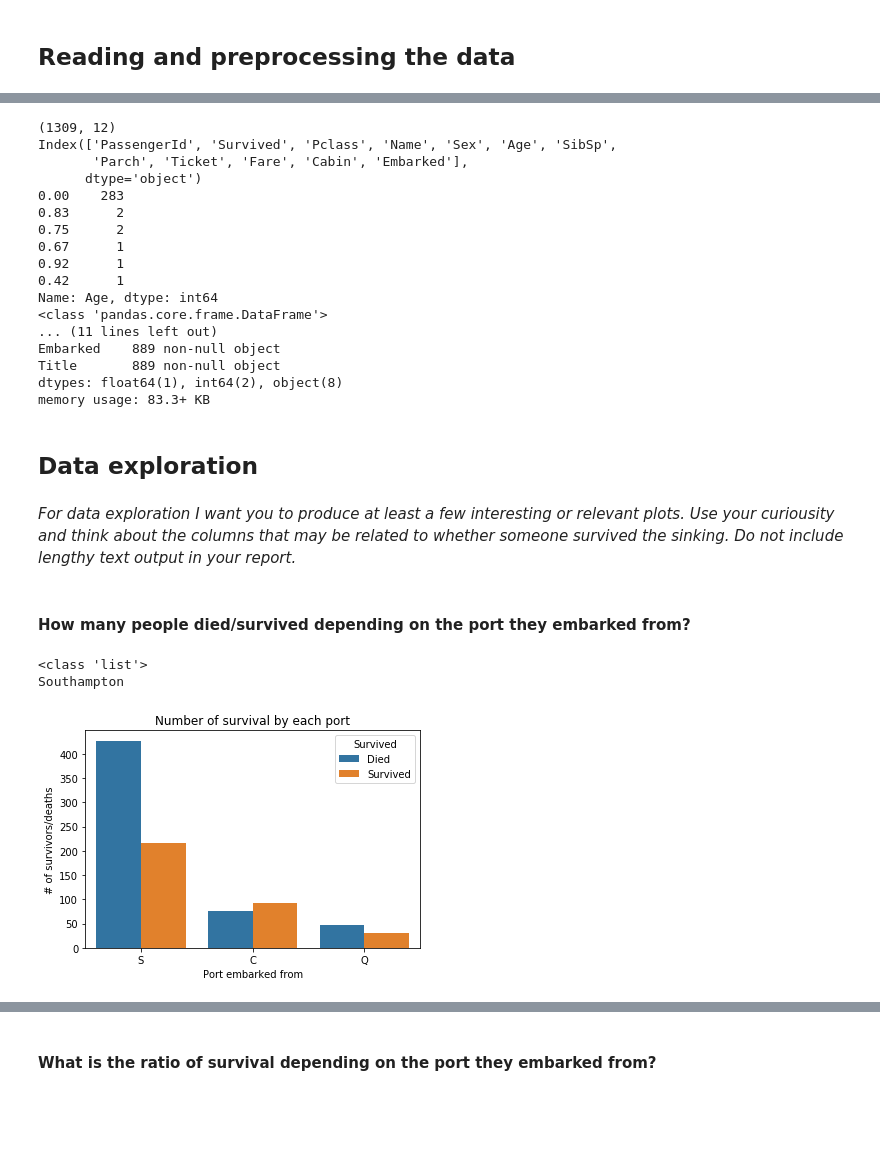
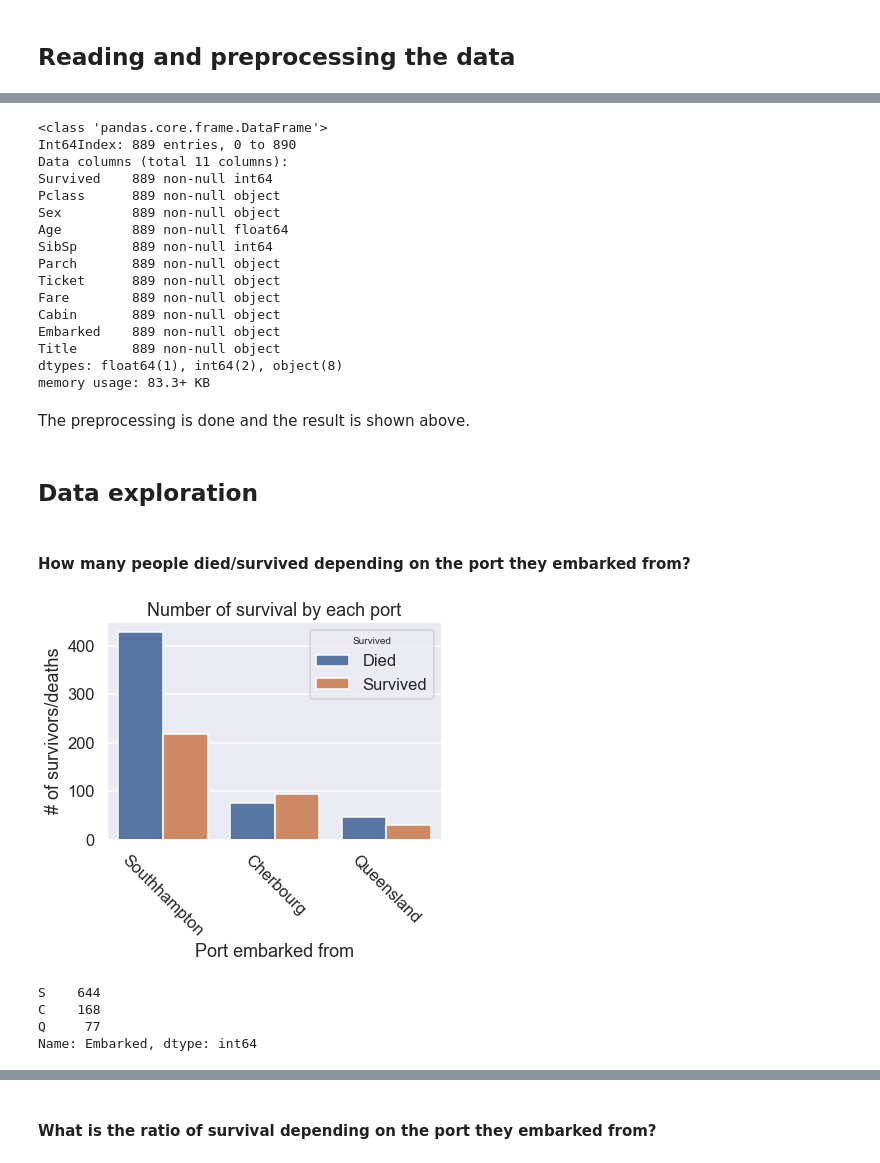
Before and after one commit to Certinax/cst383-data-science, a Jupyter notebook: Homework11/titanic.ipynb, the cells around one changed output, grey strips where cells are left out. Cells and saved outputs as stored; diff of their text form; code cells hidden in the pictures; blank space fills up the shorter version.

```diff
--- a/Homework11/titanic.ipynb
+++ b/Homework11/titanic.ipynb
@@ -59,8 +70,13 @@ Embarked || C = Cherbourg, Q = Queenstown, S = Southampton
 import numpy as np
 import pandas as pd
 import matplotlib.pyplot as plt
+from matplotlib import rcParams
 import seaborn as sns
-from sklearn.model_selection import train_test_split
+from sklearn.model_selection import train_test_split, cross_val_score
 from sklearn.metrics import confusion_matrix
+from sklearn.tree import DecisionTreeClassifier
+sns.set()
+rcParams['figure.figsize'] = 8,6
+sns.set_context('talk')
 # %% [markdown]
 ## Reading and preprocessing the data
@@ -70,9 +92,6 @@ _I'm including preprocessing code so you don't need to spend time on it.  There
 input_file = "https://raw.githubusercontent.com/grbruns/cst383/master/titanic.csv"
 df = pd.read_csv(input_file)
 
-print(df.shape)
-print(df.columns)
-print((df[df["Age"] < 1])["Age"].value_counts())
 # column PassengerId
 # a unique numeric passenger ID; not needed
 df.drop('PassengerId', axis=1, inplace=True)
@@ -111,56 +130,44 @@ df['Age'].fillna(df['Age'].median(), inplace=True)
 df.isna().mean()
 df.info()
 # %% [output]
-(1309, 12)
-Index(['PassengerId', 'Survived', 'Pclass', 'Name', 'Sex', 'Age', 'SibSp',
-       'Parch', 'Ticket', 'Fare', 'Cabin', 'Embarked'],
-      dtype='object')
-0.00    283
-0.83      2
-0.75      2
-0.67      1
-0.92      1
-0.42      1
-Name: Age, dtype: int64
 <class 'pandas.core.frame.DataFrame'>
-... (11 lines left out)
+Int64Index: 889 entries, 0 to 890
+Data columns (total 11 columns):
+Survived    889 non-null int64
+Pclass      889 non-null object
+Sex         889 non-null object
+Age         889 non-null float64
+SibSp       889 non-null int64
+Parch       889 non-null object
+Ticket      889 non-null object
+Fare        889 non-null object
+Cabin       889 non-null object
 Embarked    889 non-null object
 Title       889 non-null object
 dtypes: float64(1), int64(2), object(8)
 memory usage: 83.3+ KB
+# %% [markdown]
+The preprocessing is done and the result is shown above.
 # %% [markdown]
 ## Data exploration
-# %% [markdown]
-_For data exploration I want you to produce at least a few interesting or relevant plots.  Use your curiousity and think about the columns that may be related to whether someone survived the sinking.  Do not include lengthy text output in your report._
 # %% [markdown]
 #### How many people died/survived depending on the port they embarked from?
 # %%
 surv_plot = sns.countplot(data=df, x="Embarked", hue="Survived")
-#surv_plot.set_xticklabels(["Southhampton", "Cherbourg", "Queensland"])
+surv_plot.set_xticklabels(["Southhampton", "Cherbourg", "Queensland"], rotation=-45)
 ports = ["Southampton", "Cherbourg", "Queensland"]
-org_labels = surv_plot.get_xticklabels()
-print(type(ports))
-#for i in range(len(ports)):
- #   if(p[i], j in range(len(ports) == org_labels[j].get_text()):
- #      print("Hei")
-#print(org_labels[i].get_text())
 
-new_labels = [(p, l) for p in ports for l in org_labels if l.get_text() == p[0]]
-print(new_labels[0][0])
-
-#surv_plot.set_xticklabels(new_labels)
-
-#for label in surv_plot.get_xticklabels():
-   # if(label.get_text() == (ports[0][0])):
-    #    surv_plot.set_xticklabels(ports[0][0])
-
-#print(surv_plot.get_xticklabels()[0].get_text())
 plt.title("Number of survival by each port")
 plt.xlabel("Port embarked from")
 plt.ylabel("# of survivors/deaths")
 plt.legend(title="Survived", labels=["Died", "Survived"])
 plt.show()
 # %% [output]
-<class 'list'>
-Southampton
-[figure, old version]
+[figure, new version]
+# %%
+print(df["Embarked"].value_counts());
+# %% [output]
+S    644
+C    168
+Q     77
+Name: Embarked, dtype: int64
```
Also changed, not shown: parts of 65 cells of this notebook, 17 other files.
